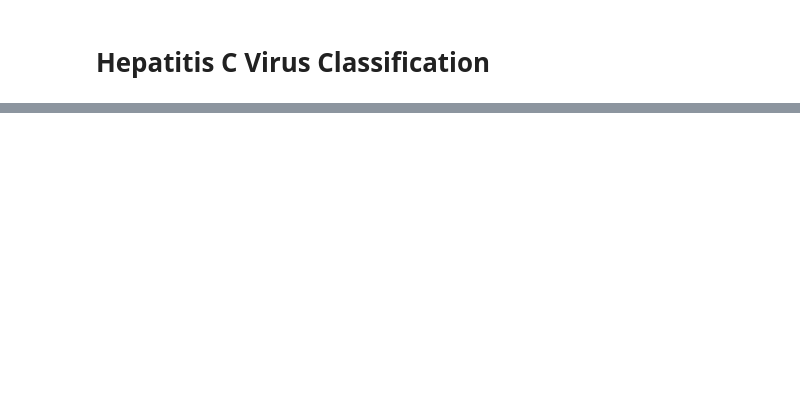
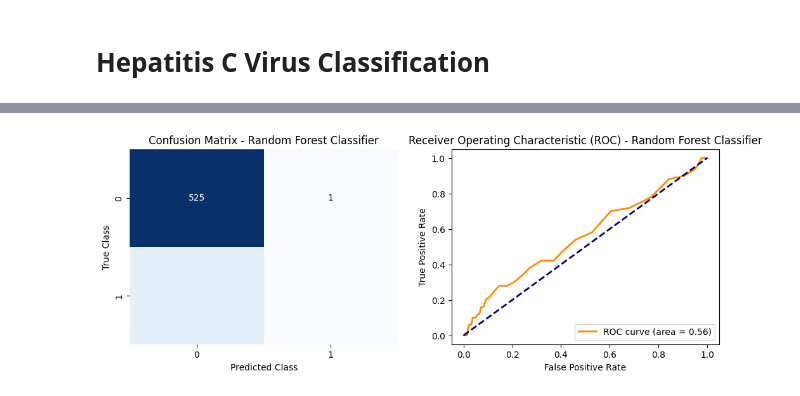
Before and after one commit to nemanjakostic99/MasinskoUcenjePrviProjekat, a Jupyter notebook: hepatitiscvirus.ipynb, the cells around one changed output, grey strips where cells are left out. Cells and saved outputs as stored; diff of their text form; code cells hidden in the pictures; blank space fills up the shorter version.

```diff
--- a/hepatitiscvirus.ipynb
+++ b/hepatitiscvirus.ipynb
@@ -956,0 +149,8 @@ plt.show()
+# %%
+dataframe_shuffled = dataframe.sample(frac=1)
+
+features, target = dataframe_shuffled[['Age', 'ALB', 'ALP', 'ALB', 'ALT', 'AST', 'BIL', 'CHE', 'CHOL', 'CREA', 'GGT', 'PROT']], dataframe['Category']
+
+# Split into training and test set
+features_train, features_test, target_train, target_test = train_test_split(
+features, target, random_state=0)
@@ -956,0 +299,76 @@ plt.show()
+# %%
+# Create standardizer
+standardizer_cv = StandardScaler()
+from sklearn.calibration import cross_val_predict
+
+# Create Random Forest Classifier object
+rf_classifier_cv = RandomForestClassifier()
+
+# Create a pipeline that standardizes, then runs Random Forest Classifier
+pipeline_rf_cv = make_pipeline(standardizer_cv, rf_classifier_cv)
+
+# Stratified K-Fold cross-validation
+skf = StratifiedKFold(n_splits=10, shuffle=True, random_state=1)
+
+# Conduct k-fold cross-validation
+skf_rfc_cv_results = cross_val_score(
+    pipeline_rf_cv, # Pipeline
+    features, # Feature matrix
+    target, # Target vector
+    cv=skf, # Cross-validation technique
+    scoring="accuracy", # Loss function
+    n_jobs=-1) # Use all CPU scores
+
+# Calculate aggregated statistics directly from cross_val_score results
+rfc_cv_accuracy= np.mean(skf_rfc_cv_results)
+rfc_cv_precision = precision_score(target, cross_val_predict(pipeline_rf_cv, features, target, cv=skf), average='binary')
+rfc_cv_recall = recall_score(target, cross_val_predict(pipeline_rf_cv, features, target, cv=skf), average='binary')
+rfc_cv_f1 = f1_score(target, cross_val_predict(pipeline_rf_cv, features, target, cv=skf), average='binary')
+
+
+# Confusion matrix and ROC based on cross_val_score results
+cv_pred_direct = cross_val_predict(pipeline_rf_cv, features, target, cv=skf, method='predict_proba')[:, 1]
+
+# Threshold for binary classification
+threshold = 0.5
+cv_pred_binary = (cv_pred_direct > threshold).astype(int)
+
+# Confusion matrix
+cv_conf_matrix_direct = confusion_matrix(target, cv_pred_binary)
+
+# ROC curve
+fpr_direct, tpr_direct, _ = roc_curve(target, cv_pred_direct)
+roc_auc_direct = auc(fpr_direct, tpr_direct)
+
+# Classification report
+cv_classification_report = classification_report(target, cv_pred_binary)
+
+# Print aggregated statistics
+print("RandomForestClassifier Cross-Validation Accuracy:", rfc_cv_accuracy)
+print("RandomForestClassifier Cross-Validation Precision:", rfc_cv_precision)
+print("RandomForestClassifier Cross-Validation Recall:", rfc_cv_recall)
+print("RandomForestClassifier Cross-Validation F1-score:", rfc_cv_f1)
+
+# Print classification report
+print("Classification Report - Random Forest Classifier:")
+print(cv_classification_report)
+
+# Visualize confusion matrix
+plt.figure(figsize=(12, 4))
+plt.subplot(1, 2, 1)
+sns.heatmap(cv_conf_matrix_direct, annot=True, fmt='d', cmap='Blues', cbar=False)
+plt.xlabel('Predicted Class')
+plt.ylabel('True Class')
+plt.title('Confusion Matrix - Random Forest Classifier')
+
+# Visualize the ROC curve
+plt.subplot(1, 2, 2)
+plt.plot(fpr_direct, tpr_direct, color='darkorange', lw=2, label='ROC curve (area = {:.2f})'.format(roc_auc_direct))
+plt.plot([0, 1], [0, 1], color='navy', lw=2, linestyle='--')
+plt.xlabel('False Positive Rate')
+plt.ylabel('True Positive Rate')
+plt.title('Receiver Operating Characteristic (ROC) - Random Forest Classifier')
+plt.legend(loc='lower right')
+
+plt.show()
+# %% [output]
@@ -956,0 +388 @@ plt.show()
+[figure, added]
```
Also changed, not shown: parts of 61 cells of this notebook, 1 other file.
